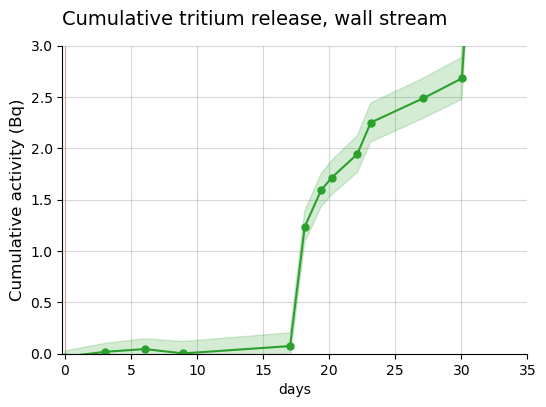
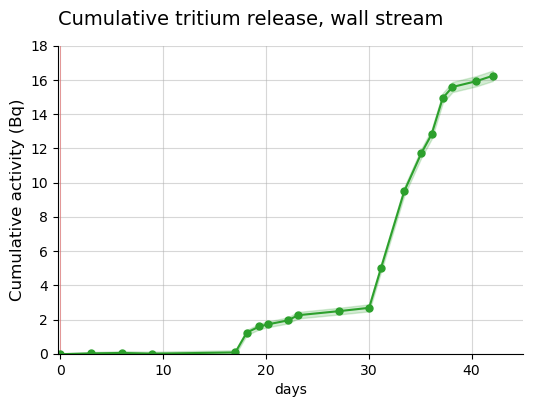
The notebook cell's code change between the first figure and the second:
--- before
+++ after
@@ -25,6 +25,6 @@
 
 plt.title("Cumulative tritium release, wall stream", loc="left", fontsize=14, pad=15)
-plt.ylim(top=3)
-plt.xlim(right = 35)
+plt.ylim(top=18)
+plt.xlim(right = 45)
 plt.xlim(left = -0.2)
 plt.xlabel("days")

Commit: Added new neutron rate values from foil measurements